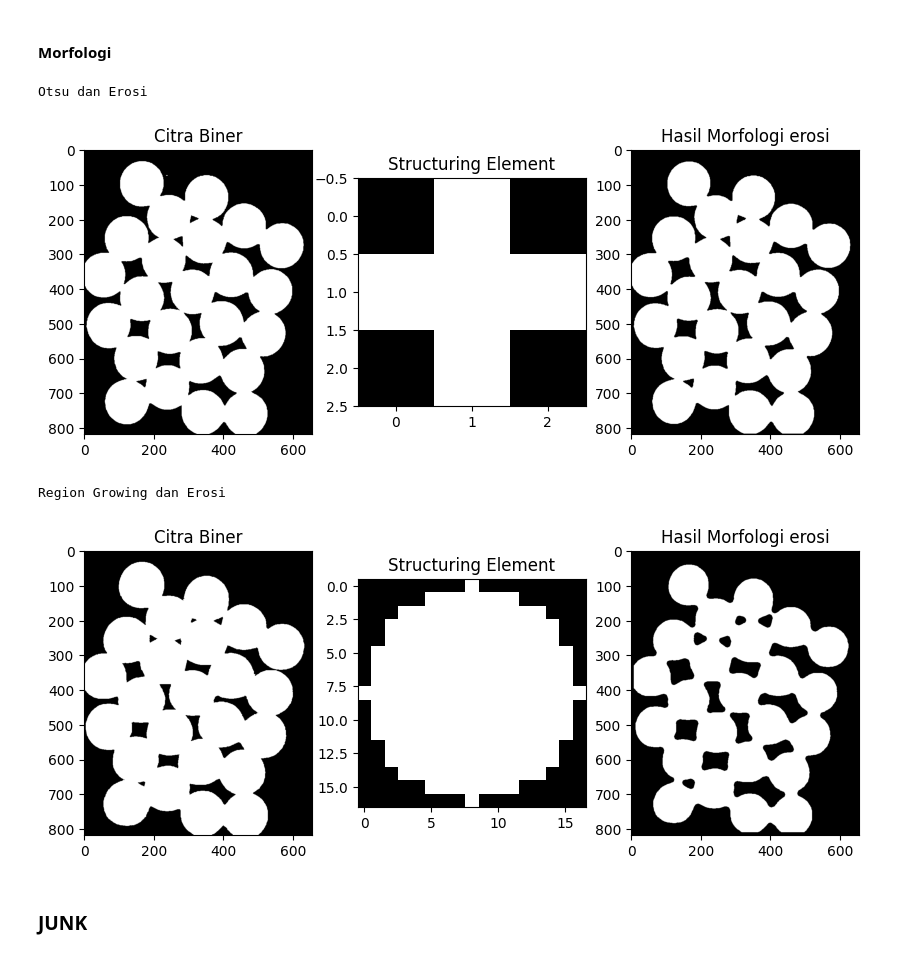
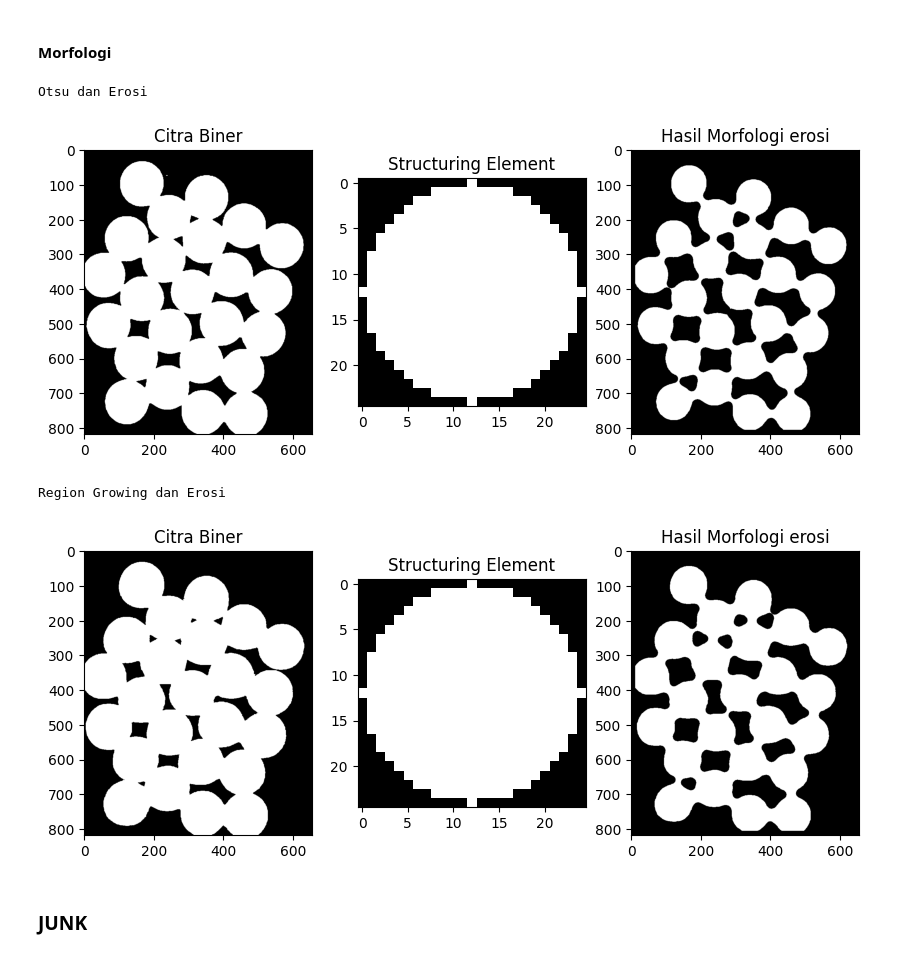
Before and after one commit to sapto-nugroho/PCD, a Jupyter notebook: PCD_Assignment03/PCD_Assignment03.ipynb, the cells around one changed output. Saved outputs shown, nothing was run; the diff lists cells and outputs as text; code cells hidden in the pictures.

```diff
--- a/PCD_Assignment03/PCD_Assignment03.ipynb
+++ b/PCD_Assignment03/PCD_Assignment03.ipynb
@@ -575,14 +575,14 @@ show_img1(output_inv,"Otsu Inverted")
 #### Morfologi
 # %%
 print("Otsu dan Erosi")
-output_erosi1, kernel = morfologi(output_inv,"circle",3,"erosi")
+output_erosi1, kernel = morfologi(output_inv,"circle",25,"erosi")
 print("Region Growing dan Erosi")
-output_erosi2, kernel = morfologi(output_RG,"circle",17,"erosi")
+output_erosi2, kernel = morfologi(output_RG,"circle",25,"erosi")
 # %% [output]
 Otsu dan Erosi
-[figure, old version]
+[figure, new version]
 Region Growing dan Erosi
-[figure, old version]
+[figure, new version]
 # %% [markdown]
 ### JUNK
 # %% [markdown]
```
